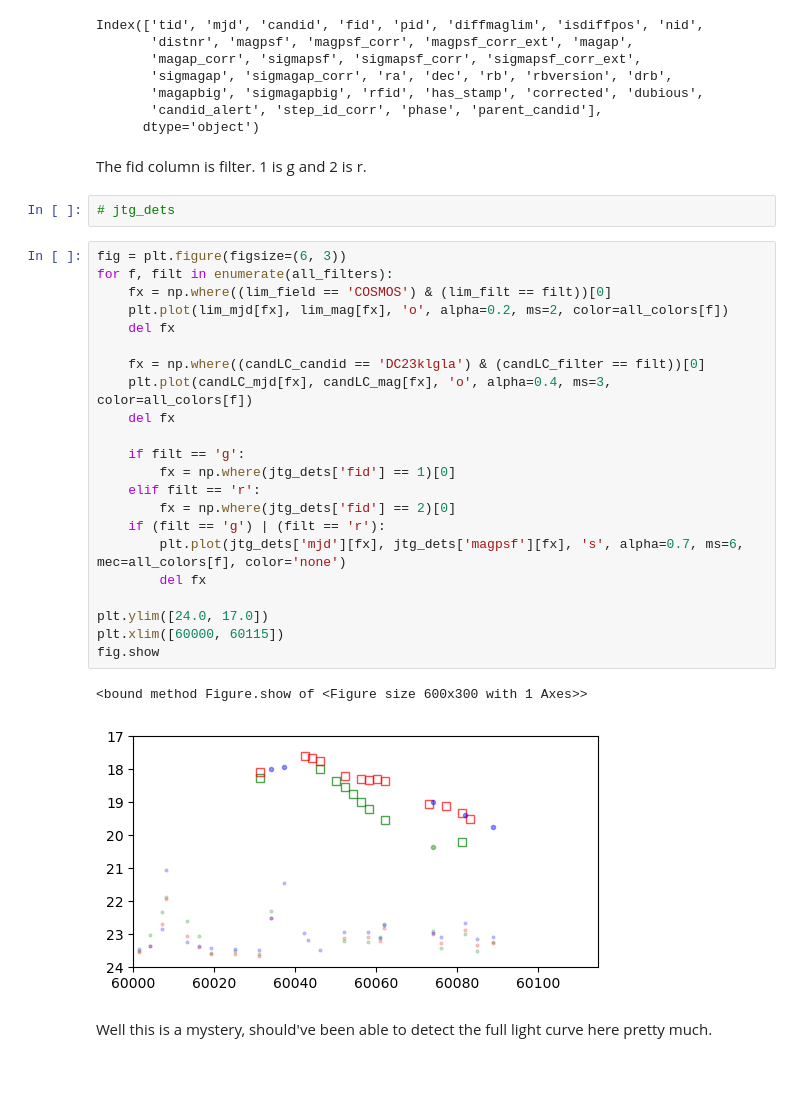
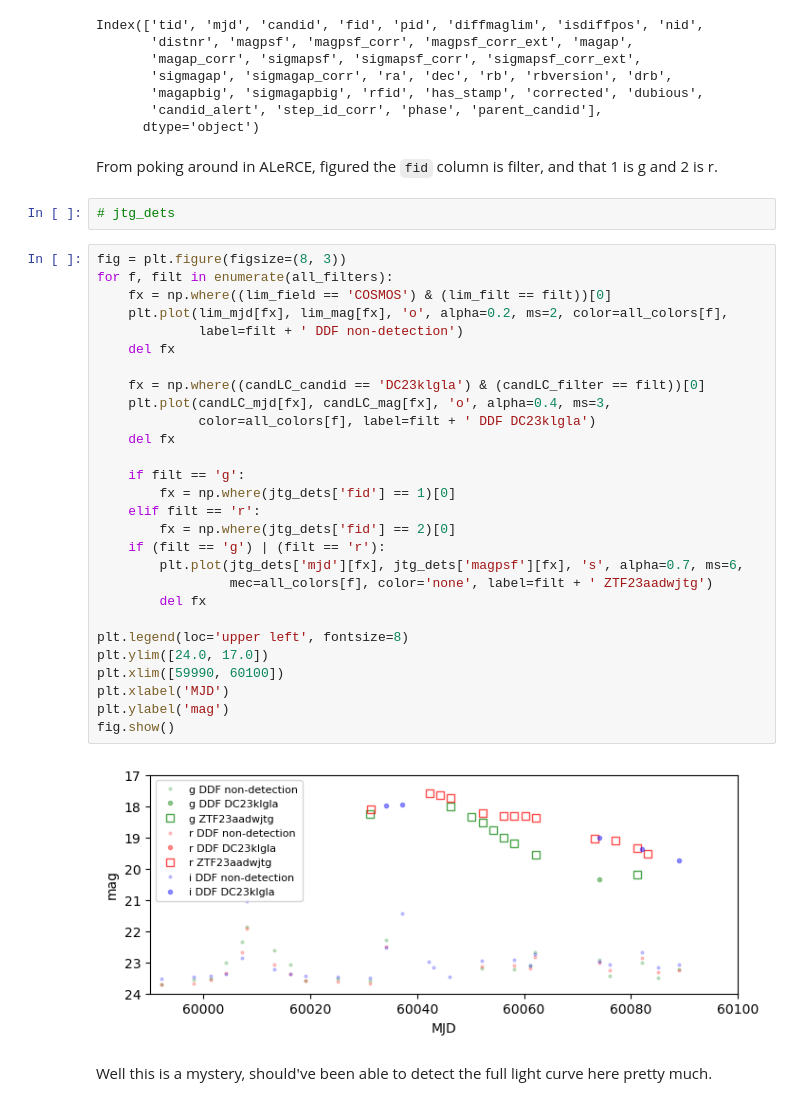
Before and after one commit to MelissaGraham/decam_ddf_tools, a Jupyter notebook: transients_science/cross_matched_tns/analysis_xmatch_tns.ipynb, the cells around one changed output. Saved outputs shown, nothing was run; the diff lists cells and outputs as text; blank space fills up the shorter version.

```diff
--- a/transients_science/cross_matched_tns/analysis_xmatch_tns.ipynb
+++ b/transients_science/cross_matched_tns/analysis_xmatch_tns.ipynb
@@ -343,33 +375,38 @@ Index(['tid', 'mjd', 'candid', 'fid', 'pid', 'diffmaglim', 'isdiffpos', 'nid',
        'candid_alert', 'step_id_corr', 'phase', 'parent_candid'],
       dtype='object')
 # %% [markdown]
-The fid column is filter. 1 is g and 2 is r.
+From poking around in ALeRCE, figured the `fid` column is filter, and that 1 is g and 2 is r.
 # %%
 # jtg_dets
 # %%
-fig = plt.figure(figsize=(6, 3))
+fig = plt.figure(figsize=(8, 3))
 for f, filt in enumerate(all_filters):
     fx = np.where((lim_field == 'COSMOS') & (lim_filt == filt))[0]
-    plt.plot(lim_mjd[fx], lim_mag[fx], 'o', alpha=0.2, ms=2, color=all_colors[f])
+    plt.plot(lim_mjd[fx], lim_mag[fx], 'o', alpha=0.2, ms=2, color=all_colors[f],
+             label=filt + ' DDF non-detection')
     del fx
 
     fx = np.where((candLC_candid == 'DC23klgla') & (candLC_filter == filt))[0]
-    plt.plot(candLC_mjd[fx], candLC_mag[fx], 'o', alpha=0.4, ms=3, color=all_colors[f])
+    plt.plot(candLC_mjd[fx], candLC_mag[fx], 'o', alpha=0.4, ms=3,
+             color=all_colors[f], label=filt + ' DDF DC23klgla')
     del fx
 
     if filt == 'g':
         fx = np.where(jtg_dets['fid'] == 1)[0]
     elif filt == 'r':
         fx = np.where(jtg_dets['fid'] == 2)[0]
     if (filt == 'g') | (filt == 'r'):
-        plt.plot(jtg_dets['mjd'][fx], jtg_dets['magpsf'][fx], 's', alpha=0.7, ms=6, mec=all_colors[f], color='none')
+        plt.plot(jtg_dets['mjd'][fx], jtg_dets['magpsf'][fx], 's', alpha=0.7, ms=6,
+                 mec=all_colors[f], color='none', label=filt + ' ZTF23aadwjtg')
         del fx
 
+plt.legend(loc='upper left', fontsize=8)
 plt.ylim([24.0, 17.0])
-plt.xlim([60000, 60115])
-fig.show
+plt.xlim([59990, 60100])
+plt.xlabel('MJD')
+plt.ylabel('mag')
+fig.show()
 # %% [output]
-<bound method Figure.show of <Figure size 600x300 with 1 Axes>>
-[figure, old version]
+[figure, new version]
 # %% [markdown]
 Well this is a mystery, should've been able to detect the full light curve here pretty much.
```
Also changed, not shown: parts of 18 cells of this notebook.
